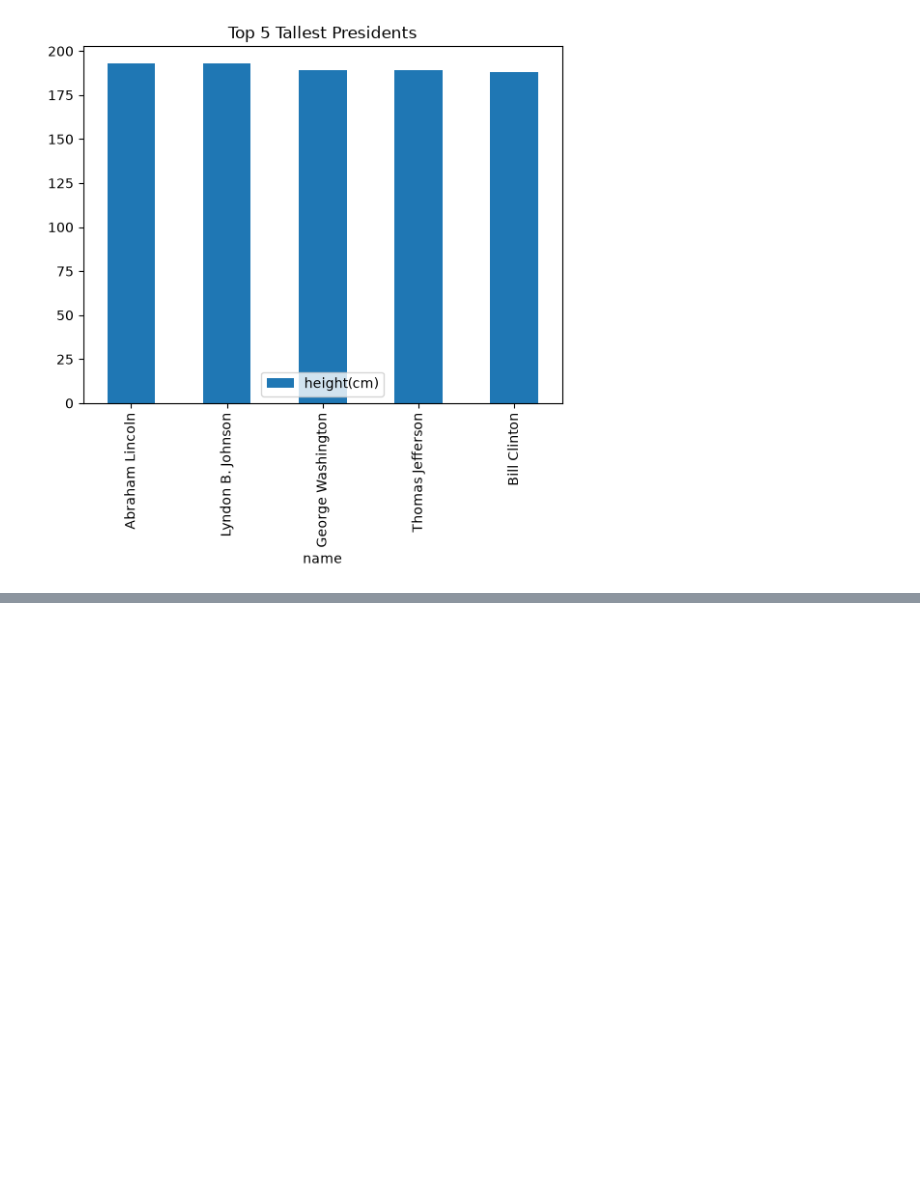
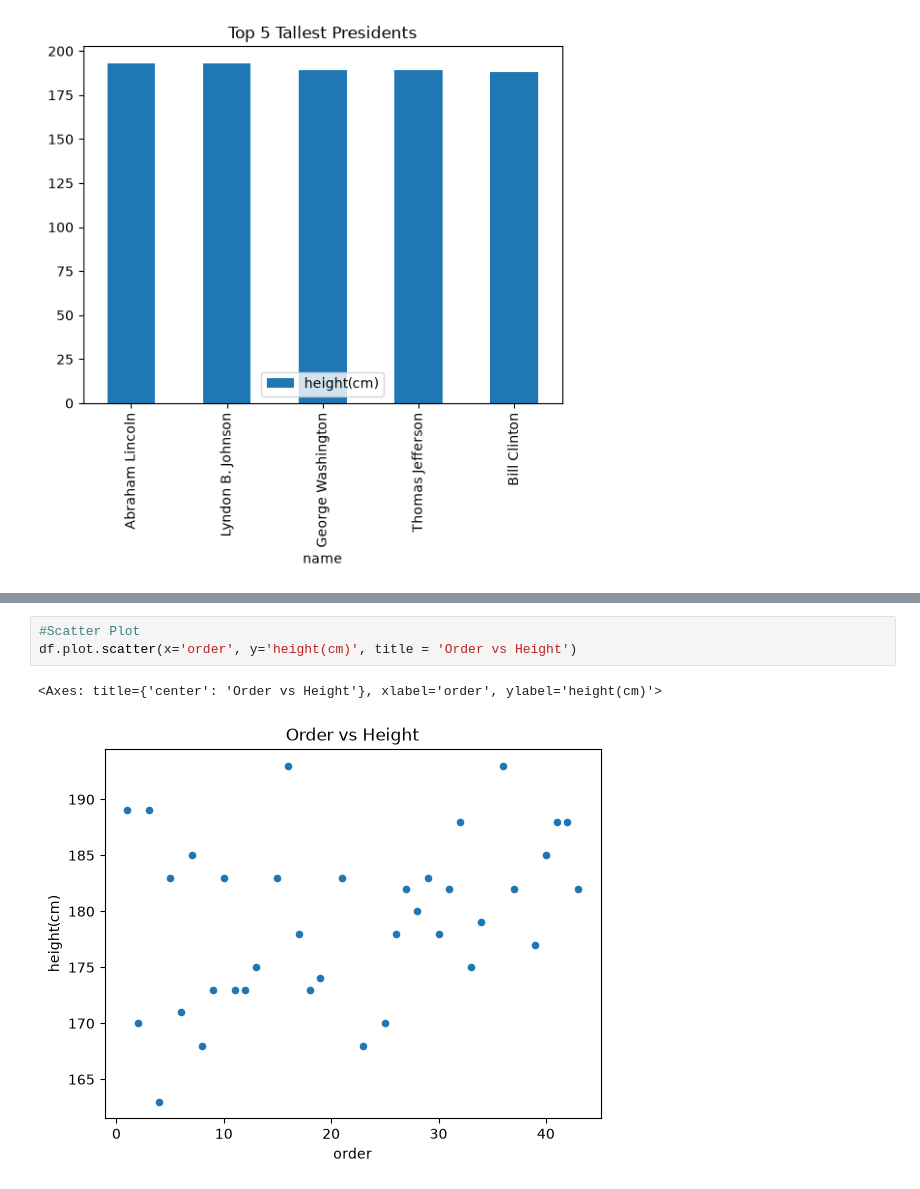
Before and after one commit to GTAPRO7/Python_Programming, a Jupyter notebook: Classworks/03-11-2026.ipynb, the cells around one changed output, grey strips where cells are left out. Cells and saved outputs as stored; diff of their text form; blank space fills up the shorter version.

```diff
--- a/Classworks/03-11-2026.ipynb
+++ b/Classworks/03-11-2026.ipynb
@@ -287,0 +309,6 @@ top5.plot.bar(x = 'name', y = 'height(cm)', title = 'Top 5 Tallest Presidents')
+# %%
+#Scatter Plot
+df.plot.scatter(x='order', y='height(cm)', title = 'Order vs Height')
+# %% [output]
+<Axes: title={'center': 'Order vs Height'}, xlabel='order', ylabel='height(cm)'>
+[figure, added]
```
Also changed, not shown: parts of 12 cells of this notebook, 2 other files.
